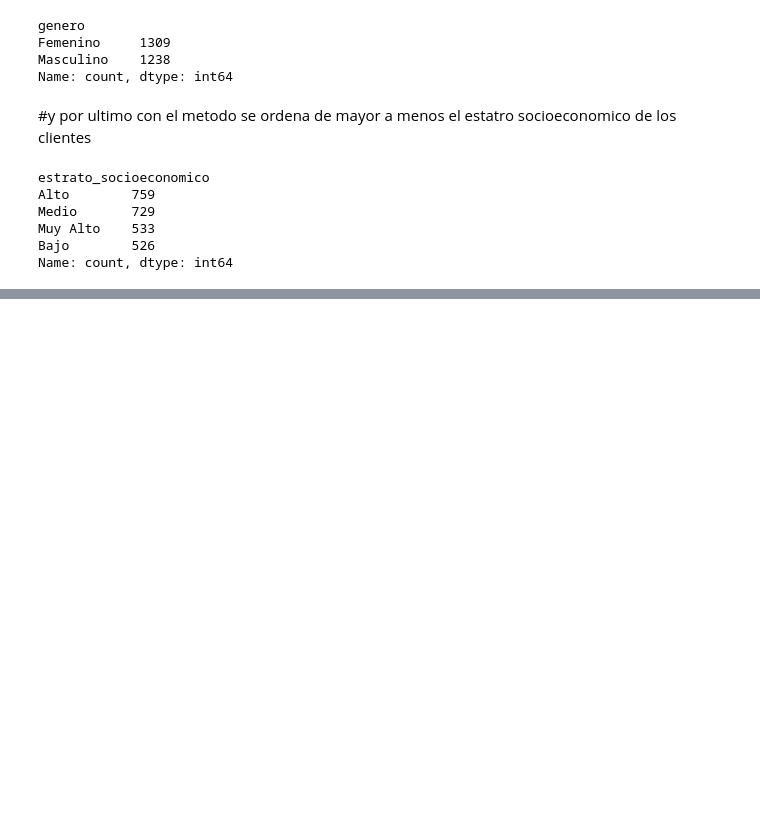
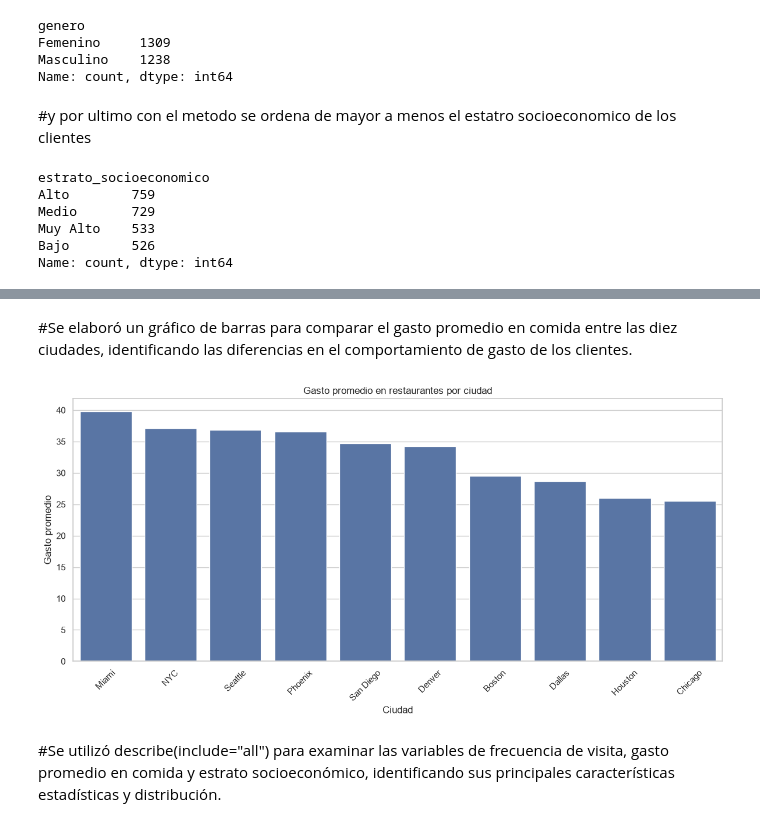
Before and after one commit to duvanfelipeovalle-star/ProyectoM1_Duvan_Felipe_Ovalle_dspt13, a Jupyter notebook: Avance_Notebooks/Avance_1_EDA.ipynb, the cells around one changed output, grey strips where cells are left out. Cells and saved outputs as stored; diff of their text form; code cells hidden in the pictures; blank space fills up the shorter version.

```diff
--- a/Avance_Notebooks/Avance_1_EDA.ipynb
+++ b/Avance_Notebooks/Avance_1_EDA.ipynb
@@ -202,0 +325,11 @@ Name: count, dtype: int64
+# %%
+gasto_por_ciudad = df.groupby("ciudad_residencia")[
+    "promedio_gasto_comida"
+].agg(["mean", "count"])
+
+gasto_por_ciudad = gasto_por_ciudad.sort_values(
+    by="mean",
+    ascending=False
+)
+
+gasto_por_ciudad
@@ -202,0 +349,21 @@ Name: count, dtype: int64
+# %% [markdown]
+#Se elaboró un gráfico de barras para comparar el gasto promedio en comida entre las diez ciudades, identificando las diferencias en el comportamiento de gasto de los clientes.
+# %%
+plt.figure(figsize=(12, 6))
+
+sns.barplot(
+    x=gasto_por_ciudad.index,
+    y=gasto_por_ciudad["mean"]
+)
+
+plt.title("Gasto promedio en restaurantes por ciudad")
+plt.xlabel("Ciudad")
+plt.ylabel("Gasto promedio")
+plt.xticks(rotation=45)
+
+plt.tight_layout()
+plt.show()
+# %% [output]
+[figure, added]
+# %% [markdown]
+#Se utilizó describe(include="all") para examinar las variables de frecuencia de visita, gasto promedio en comida y estrato socioeconómico, identificando sus principales características estadísticas y distribución.
```
Also changed, not shown: parts of 82 cells of this notebook, 3 other files.
